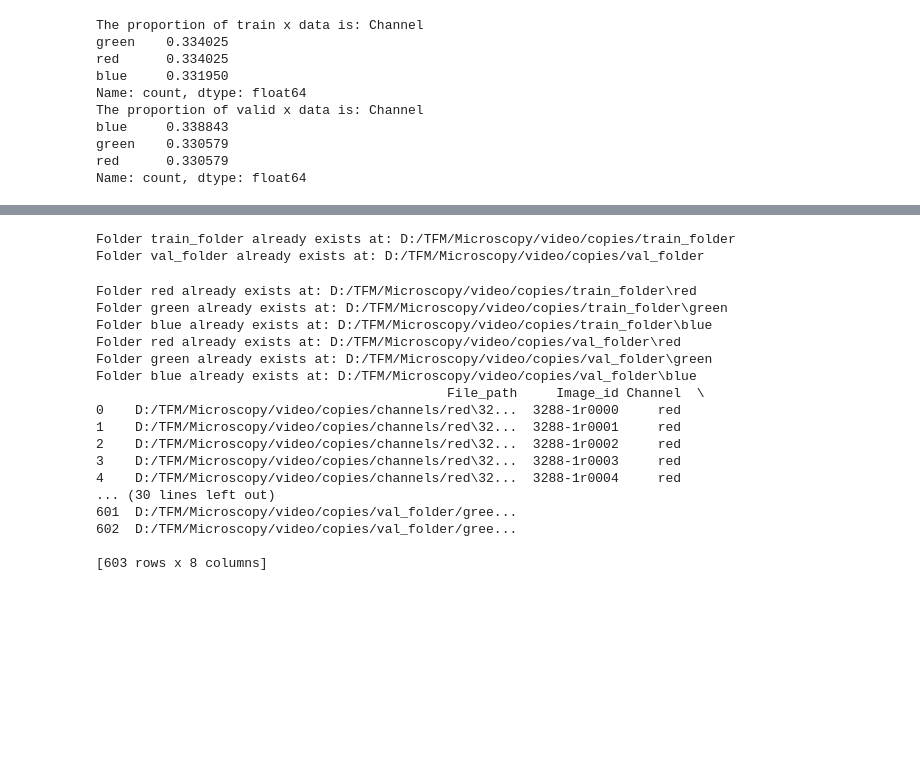
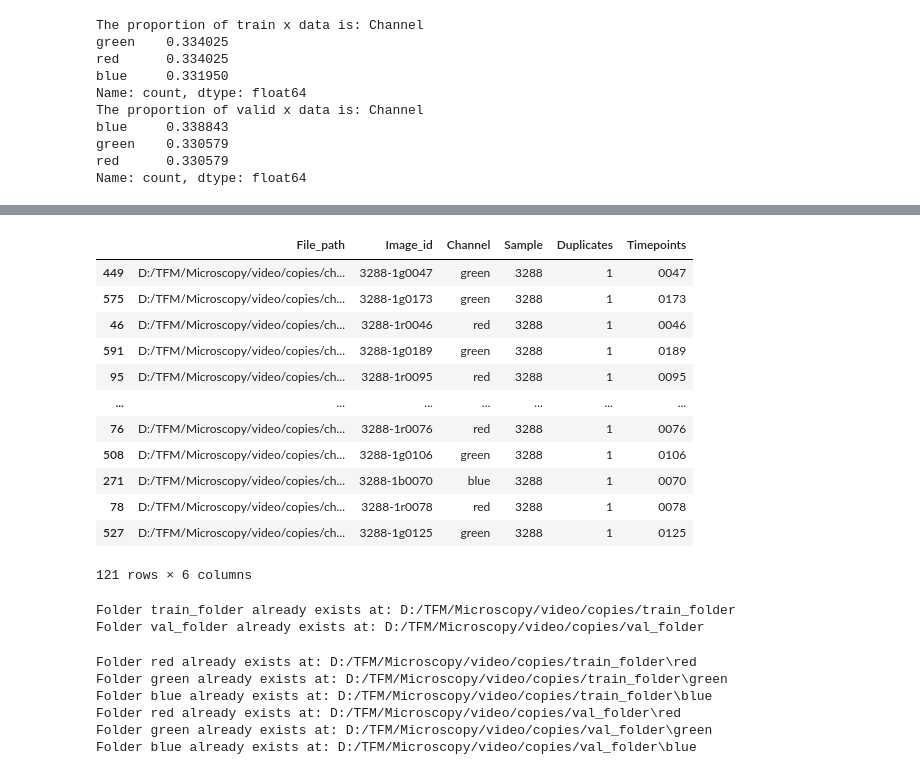
Before and after one commit to sarabenitezinglott/TFM, a Jupyter notebook: Microscopy/preprocess_df.ipynb, the cells around one changed output, grey strips where cells are left out. Cells and saved outputs as stored; diff of their text form; code cells hidden in the pictures; blank space fills up the shorter version.

```diff
--- a/Microscopy/preprocess_df.ipynb
+++ b/Microscopy/preprocess_df.ipynb
@@ -58,3 +78,19 @@ Name: count, dtype: float64
+# %%
+valid_x
+# %% [output]
+|  | File_path | Image_id | Channel | Sample | Duplicates | Timepoints |
+| 449 | D:/TFM/Microscopy/video/copies/ch... | 3288-1g0047 | green | 3288 | 1 | 0047 |
+| 575 | D:/TFM/Microscopy/video/copies/ch... | 3288-1g0173 | green | 3288 | 1 | 0173 |
+| 46 | D:/TFM/Microscopy/video/copies/ch... | 3288-1r0046 | red | 3288 | 1 | 0046 |
+| 591 | D:/TFM/Microscopy/video/copies/ch... | 3288-1g0189 | green | 3288 | 1 | 0189 |
+| 95 | D:/TFM/Microscopy/video/copies/ch... | 3288-1r0095 | red | 3288 | 1 | 0095 |
+| ... | ... | ... | ... | ... | ... | ... |
+| 76 | D:/TFM/Microscopy/video/copies/ch... | 3288-1r0076 | red | 3288 | 1 | 0076 |
+| 508 | D:/TFM/Microscopy/video/copies/ch... | 3288-1g0106 | green | 3288 | 1 | 0106 |
+| 271 | D:/TFM/Microscopy/video/copies/ch... | 3288-1b0070 | blue | 3288 | 1 | 0070 |
+| 78 | D:/TFM/Microscopy/video/copies/ch... | 3288-1r0078 | red | 3288 | 1 | 0078 |
+| 527 | D:/TFM/Microscopy/video/copies/ch... | 3288-1g0125 | green | 3288 | 1 | 0125 |
+121 rows × 6 columns
 # %%
 def split_shutil_train_val():
     # 1. Creating folders
@@ -86,28 +122,25 @@ def create_shutil_labels():
     pre_process.createfolders(val_path,folder_names)
 
     # 2. Cretaing labels for training and validation data
-    df.loc[df["Channel"] == "red", "new_file_path"] = "D:/TFM/Microscopy/video/copies/train_folder/red/" + df["Image_id"]
-    df.loc[df["Channel"] == "green", "new_file_path"] = "D:/TFM/Microscopy/video/copies/train_folder/green/" + df["Image_id"]
-    df.loc[df["Channel"] == "blue", "new_file_path"] = "D:/TFM/Microscopy/video/copies/train_folder/blue/" + df["Image_id"]
-
-    df.loc[df["Channel"] == "red", "new_file_path"] = "D:/TFM/Microscopy/video/copies/val_folder/red/" + df["Image_id"]
-    df.loc[df["Channel"] == "green", "new_file_path"] = "D:/TFM/Microscopy/video/copies/val_folder/green/" + df["Image_id"]
-    df.loc[df["Channel"] == "blue", "new_file_path"] = "D:/TFM/Microscopy/video/copies/val_folder/blue/" + df["Image_id"]
+    train_x["new_file_path"] = "D:/TFM/Microscopy/video/copies/train_folder/" + train_x["Image_id"] + ".tif"
+    train_x["new_file_path"] = train_x["new_file_path"].astype(str)
+    valid_x["new_file_path"] = "D:/TFM/Microscopy/video/copies/val_folder/" + valid_x["Image_id"] + ".tif"
+    valid_x["new_file_path"] = valid_x["new_file_path"].astype(str)
 
     # 3. Save dataframe
-    df.to_csv("rgb", index = True)
+    train_x.to_csv("D:/TFM/Microscopy/data/rgb_t", index = True)
+    valid_x.to_csv("D:/TFM/Microscopy/data/rgb_v", index = True)
 
+    # 4. Spliting data
+    train_path_red = "D:/TFM/Microscopy/video/copies/train_folder/red"
+    train_path_green = "D:/TFM/Microscopy/video/copies/train_folder/green"
+    train_path_blue = "D:/TFM/Microscopy/video/copies/train_folder/blue"
+    pre_process.images_class(train_x, train_path_red, train_path_green, train_path_blue)
 
-    # # 3. Cretaing labels for validating and spliting data
-    # folder_path_red = "D:/TFM/Microscopy/video/copies/train_folder/red"
-    # folder_path_green = "D:/TFM/Microscopy/video/copies/train_folder/green"
-    # folder_path_blue = "D:/TFM/Microscopy/video/copies/train_folder/blue"
-    # pre_process.images_class(df, folder_path_red, folder_path_green, folder_path_blue)
-
-    # folder_path_red = "D:/TFM/Microscopy/video/copies/val_folder/red"
-    # folder_path_green = "D:/TFM/Microscopy/video/copies/val_folder/green"
-    # folder_path_blue = "D:/TFM/Microscopy/video/copies/val_folder/blue"
-    # pre_process.images_class(df, folder_path_red, folder_path_green, folder_path_blue)
+    val_path_red = "D:/TFM/Microscopy/video/copies/val_folder/red"
+    val_path_green = "D:/TFM/Microscopy/video/copies/val_folder/green"
+    val_path_blue = "D:/TFM/Microscopy/video/copies/val_folder/blue"
+    pre_process.images_class(valid_x, val_path_red, val_path_green, val_path_blue)
 
 create_shutil_labels()
 # %% [output]
@@ -117,14 +150,3 @@ Folder blue already exists at: D:/TFM/Microscopy/video/copies/train_folder\blue
 Folder red already exists at: D:/TFM/Microscopy/video/copies/val_folder\red
 Folder green already exists at: D:/TFM/Microscopy/video/copies/val_folder\green
 Folder blue already exists at: D:/TFM/Microscopy/video/copies/val_folder\blue
-                                             File_path     Image_id Channel  \
-0    D:/TFM/Microscopy/video/copies/channels/red\32...  3288-1r0000     red
-1    D:/TFM/Microscopy/video/copies/channels/red\32...  3288-1r0001     red
-2    D:/TFM/Microscopy/video/copies/channels/red\32...  3288-1r0002     red
-3    D:/TFM/Microscopy/video/copies/channels/red\32...  3288-1r0003     red
-4    D:/TFM/Microscopy/video/copies/channels/red\32...  3288-1r0004     red
-... (30 lines left out)
-601  D:/TFM/Microscopy/video/copies/val_folder/gree...
-602  D:/TFM/Microscopy/video/copies/val_folder/gree...
-
-[603 rows x 8 columns]
```
Also changed, not shown: parts of 5 cells of this notebook, 3 other files.
